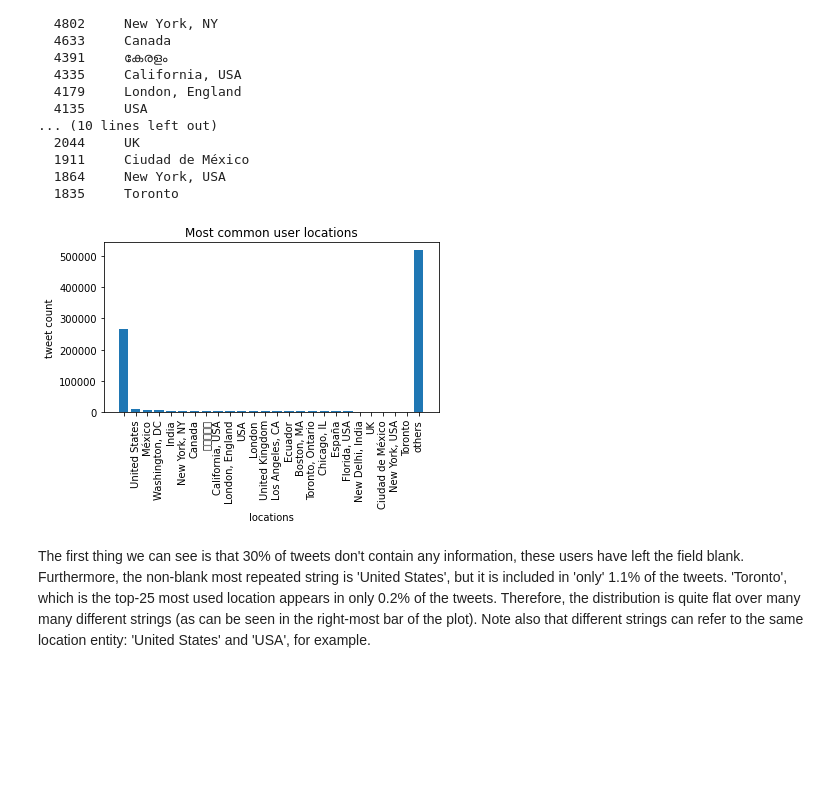
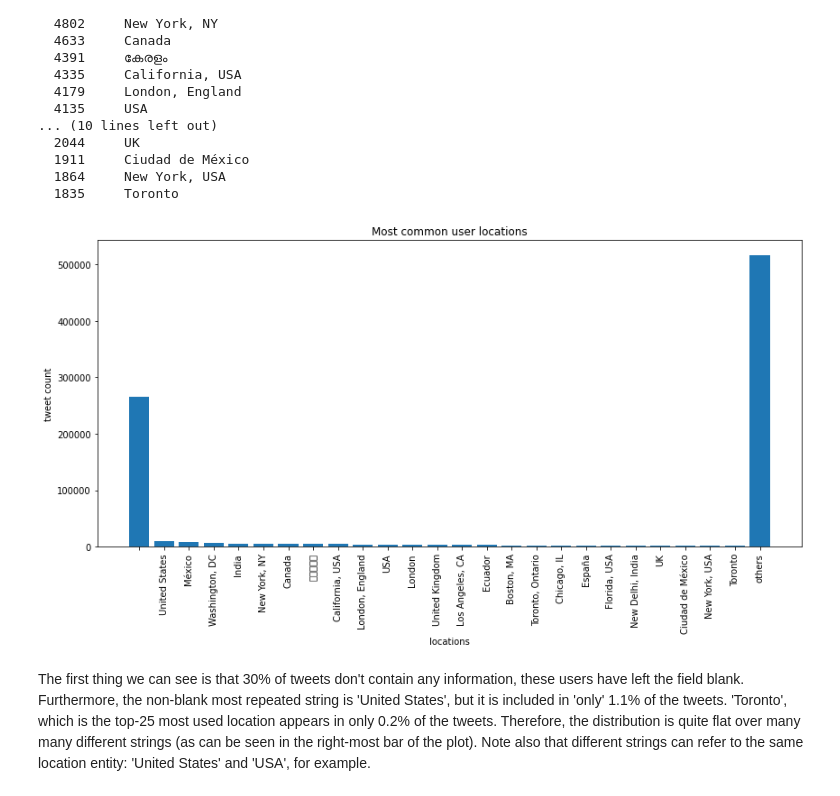
Before and after one commit to albertrial/covid-vaccine-tweets-study, a Jupyter notebook: BDA-Project-RafelPalliser-AlbertRial.ipynb, the cells around one changed output. Saved outputs shown, nothing was run; the diff lists cells and outputs as text; code cells hidden in the pictures; blank space fills up the shorter version.

```diff
--- a/BDA-Project-RafelPalliser-AlbertRial.ipynb
+++ b/BDA-Project-RafelPalliser-AlbertRial.ipynb
@@ -409,9 +415,9 @@ Count      Location
   1864     New York, USA
   1835     Toronto
 # %%
-barplot(locations, counts, 'Most common user locations', 'locations', 'tweet count', 90)
+barplot(locations, counts, 'Most common user locations', 'locations', 'tweet count', 90, (14, 8))
 # %% [output]
-[figure, old version]
+[figure, new version]
 # %% [markdown]
 The first thing we can see is that 30% of tweets don't contain any information, these users have left the field blank. Furthermore, the non-blank most repeated string is 'United States', but it is included in 'only' 1.1% of the tweets. 'Toronto', which is the top-25 most used location appears in only 0.2% of the tweets. Therefore, the distribution is quite flat over many many different strings (as can be seen in the right-most bar of the plot). Note also that different strings can refer to the same location entity: 'United States' and 'USA', for example.
 # %% [markdown]
```
Also changed, not shown: parts of 18 cells of this notebook.
